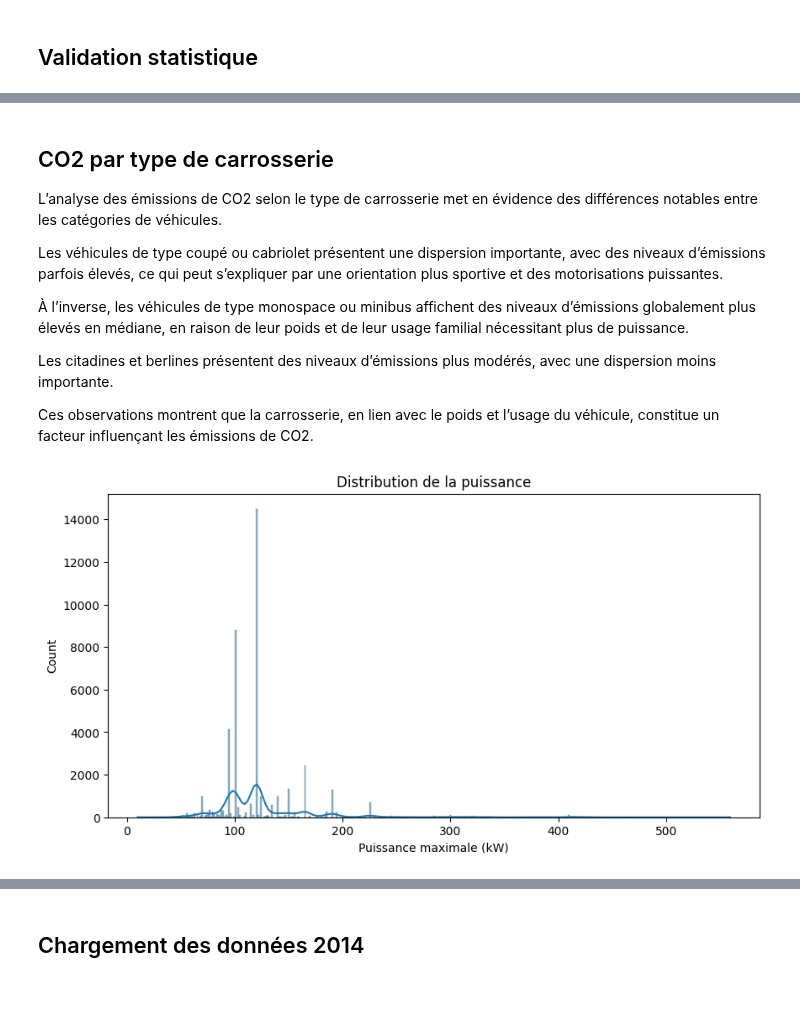
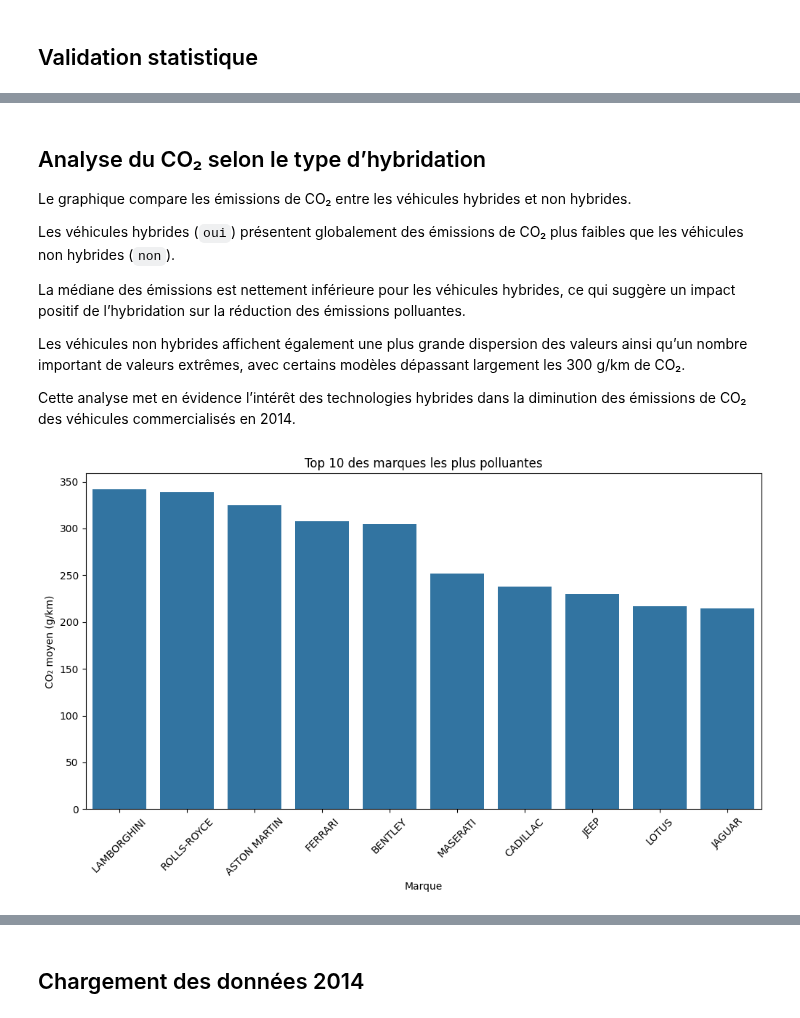
Before and after one commit to LarissaVarnakova/Projet_CO2, a Jupyter notebook: notebooks/eda_aziz.ipynb, the cells around one changed output, grey strips where cells are left out. Cells and saved outputs as stored; diff of their text form; code cells hidden in the pictures.

```diff
--- a/notebooks/eda_aziz.ipynb
+++ b/notebooks/eda_aziz.ipynb
@@ -364,20 +430,37 @@ plt.show()
 # %% [markdown]
-## CO2 par type de carrosserie
+## Analyse du CO₂ selon le type d’hybridation
 
-L’analyse des émissions de CO2 selon le type de carrosserie met en évidence des différences notables entre les catégories de véhicules.
+Le graphique compare les émissions de CO₂ entre les véhicules hybrides et non hybrides.
 
-Les véhicules de type coupé ou cabriolet présentent une dispersion importante, avec des niveaux d’émissions parfois élevés, ce qui peut s’expliquer par une orientation plus sportive et des motorisations puissantes.
+Les véhicules hybrides (`oui`) présentent globalement des émissions de CO₂ plus faibles que les véhicules non hybrides (`non`).
 
-À l’inverse, les véhicules de type monospace ou minibus affichent des niveaux d’émissions globalement plus élevés en médiane, en raison de leur poids et de leur usage familial nécessitant plus de puissance.
+La médiane des émissions est nettement inférieure pour les véhicules hybrides, ce qui suggère un impact positif de l’hybridation sur la réduction des émissions polluantes.
 
-Les citadines et berlines présentent des niveaux d’émissions plus modérés, avec une dispersion moins importante.
+Les véhicules non hybrides affichent également une plus grande dispersion des valeurs ainsi qu’un nombre important de valeurs extrêmes, avec certains modèles dépassant largement les 300 g/km de CO₂.
 
-Ces observations montrent que la carrosserie, en lien avec le poids et l’usage du véhicule, constitue un facteur influençant les émissions de CO2.
+Cette analyse met en évidence l’intérêt des technologies hybrides dans la diminution des émissions de CO₂ des véhicules commercialisés en 2014.
 # %%
-plt.figure(figsize=(10,5))
-sns.histplot(df_2013["Puissance maximale (kW)"], kde=True)
-plt.title("Distribution de la puissance")
+top_marques = (
+    df_2014.groupby('lib_mrq')['co2']
+    .mean()
+    .sort_values(ascending=False)
+    .head(10)
+)
+
+plt.figure(figsize=(12,6))
+
+sns.barplot(
+    x=top_marques.index,
+    y=top_marques.values
+)
+
+plt.xticks(rotation=45)
+
+plt.title("Top 10 des marques les plus polluantes")
+plt.xlabel("Marque")
+plt.ylabel("CO₂ moyen (g/km)")
+
 plt.show()
 # %% [output]
-[figure, old version]
+[figure, new version]
 # %% [markdown]
```
Also changed, not shown: parts of 18 cells of this notebook.
